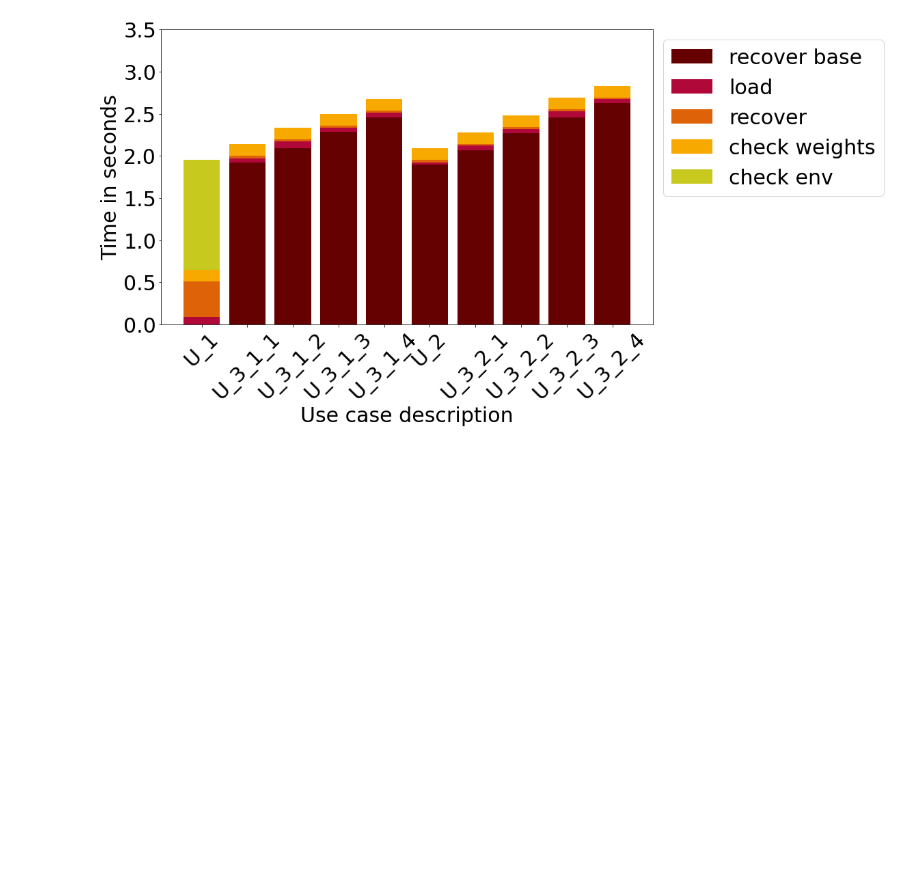
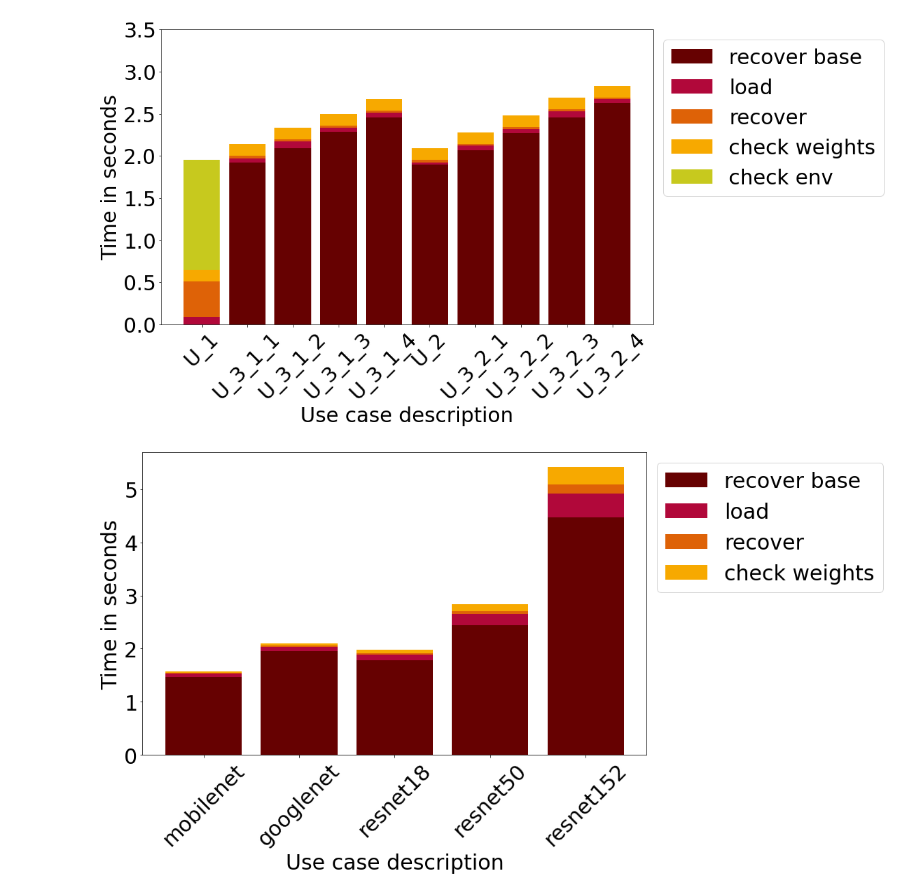
Before and after one commit to slin96/master-thesis, a Jupyter notebook: experiments/plots/param_update_save_recover_times.ipynb, the cells around one changed output. Drawn from its saved outputs; the diff is of its cells as text; code cells hidden in the pictures; blank space fills up the shorter version.

```diff
--- a/experiments/plots/param_update_save_recover_times.ipynb
+++ b/experiments/plots/param_update_save_recover_times.ipynb
@@ -171,3 +209,18 @@ plot_median_detailed_recover_times(median_detailed_recover, y_min_max=[0,3.5],
 [figure]
 [figure]
 [figure]
+# %%
+#################################
+# All U3_1_3 recover times
+#################################
+models = [MOBILENET, GOOGLENET, RESNET_18, RESNET_50, RESNET_152]
+u3_recover_times = OrderedDict()
+for m in models:
+    data = filter_meta(times, model=m, approach=PARAM_UPDATE, snapshot_type=VERSION, snapshot_dist=FOOD)
+    median_detailed_recover = median_detailed_recover_times(data)
+
+    u3_recover_times[m] = median_detailed_recover['U_3_1_3']
+
+plot_median_detailed_recover_times(u3_recover_times, ignore_check_env=True, save_path='./saved-plots/param-update/detailed-recover_times_per_model')
+# %% [output]
+[figure, added]
```
Also changed, not shown: parts of 8 cells of this notebook, 2 other files.
